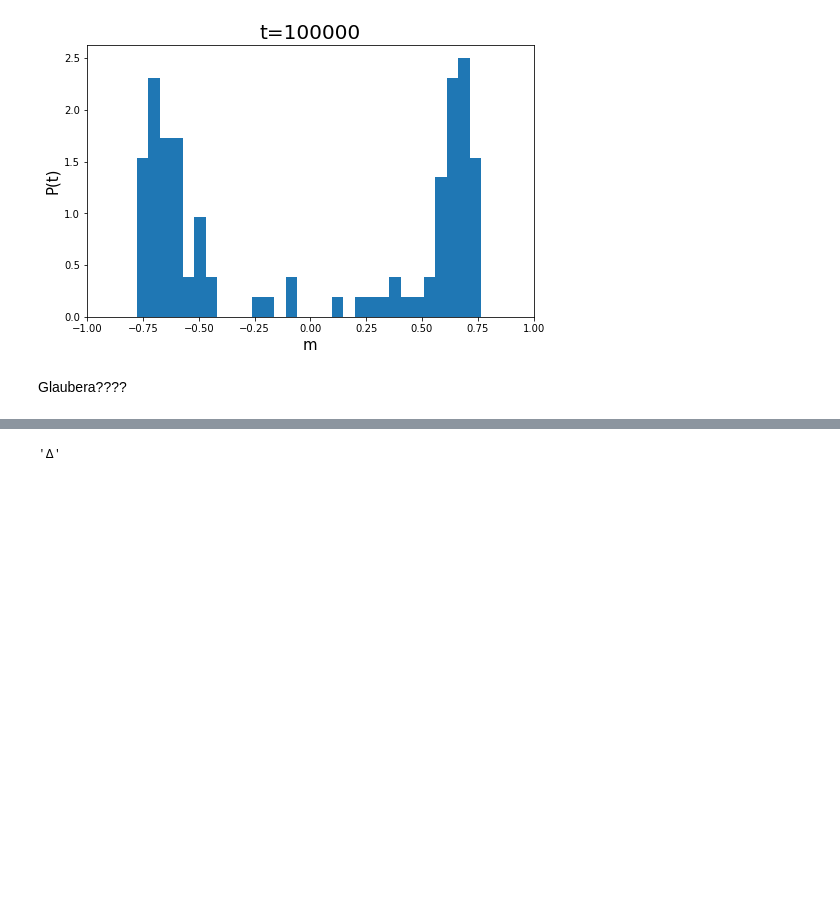
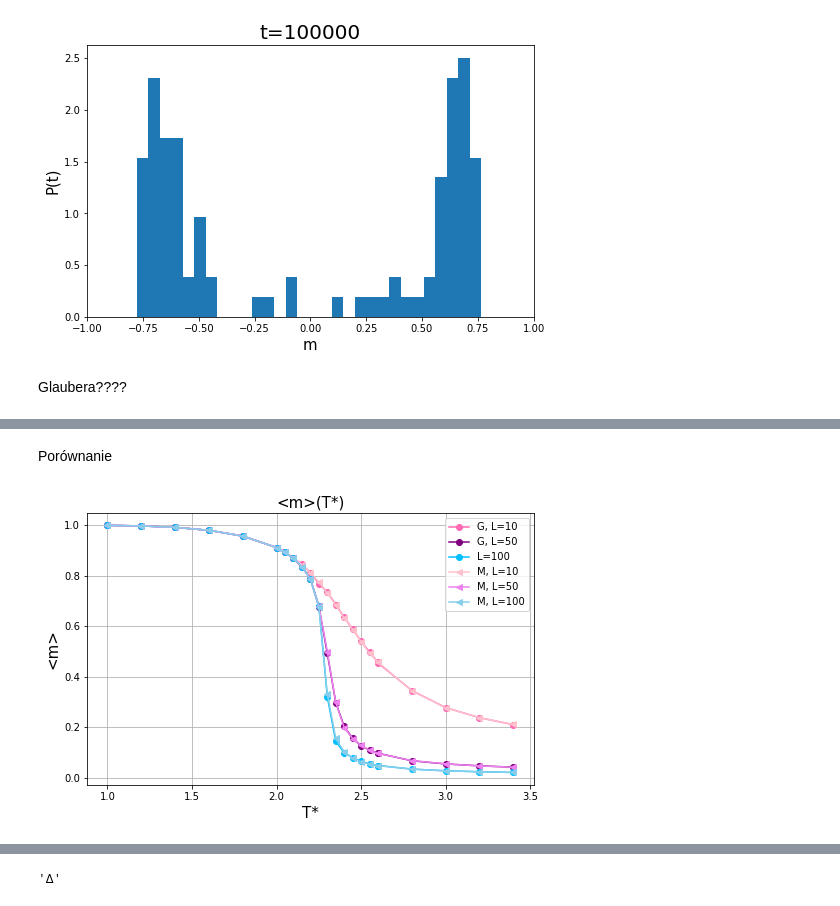
Before and after one commit to Swinkawkrawacie/Fizyka-ukladow-zlozonych, a Jupyter notebook: Generowanie_danych.ipynb, the cells around one changed output, grey strips where cells are left out. Saved outputs shown, nothing was run; the diff lists cells and outputs as text; code cells hidden in the pictures; blank space fills up the shorter version.

```diff
--- a/Generowanie_danych.ipynb
+++ b/Generowanie_danych.ipynb
@@ -730,3 +739,21 @@ pod100_g = np.loadtxt(r'C:\\Users\\mazur\\OneDrive\\Dokumenty\\GitHub\\Fizyka-uk
+# %% [markdown]
+Porównanie
+# %%
+plt.figure(figsize=(8,5))
+plt.plot(t_range,m10_g, '-o', color='hotpink', label='G, L=10')
+plt.plot(t_range,m50_g, '-o', color='purple', label='G, L=50')
+plt.plot(t_range,m100_g, '-o', color='deepskyblue', label='L=100')
+plt.plot(t_range,m10, '-<', color='pink', label='M, L=10')
+plt.plot(t_range,m50, '-<', color='violet', label='M, L=50')
+plt.plot(t_range,m100, '-<', color='skyblue', label='M, L=100')
+plt.grid()
+plt.legend()
+plt.title('<m>(T*)',fontsize=15)
+plt.xlabel('T*', fontsize=15)
+plt.ylabel('<m>', fontsize=15)
+plt.savefig('magnetyzacja_porownanie')
+# %% [output]
+[figure, added]
 # %%
 plt.figure(figsize=(8,5))
 plt.plot(t_range,pod10_g, '-o', color='hotpink', label='G, L=10')
```
Also changed, not shown: parts of 6 cells of this notebook, 1 other file.
